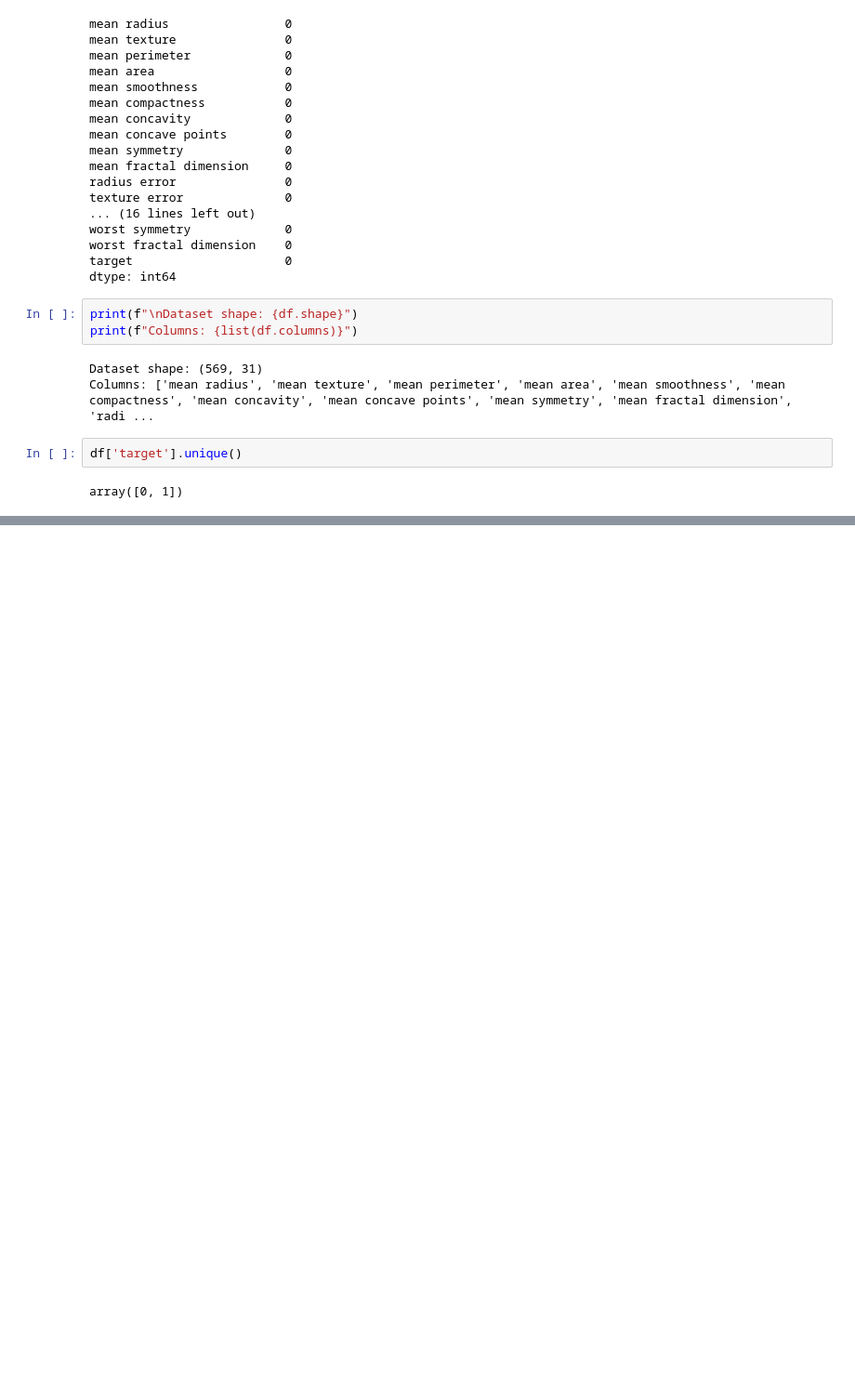
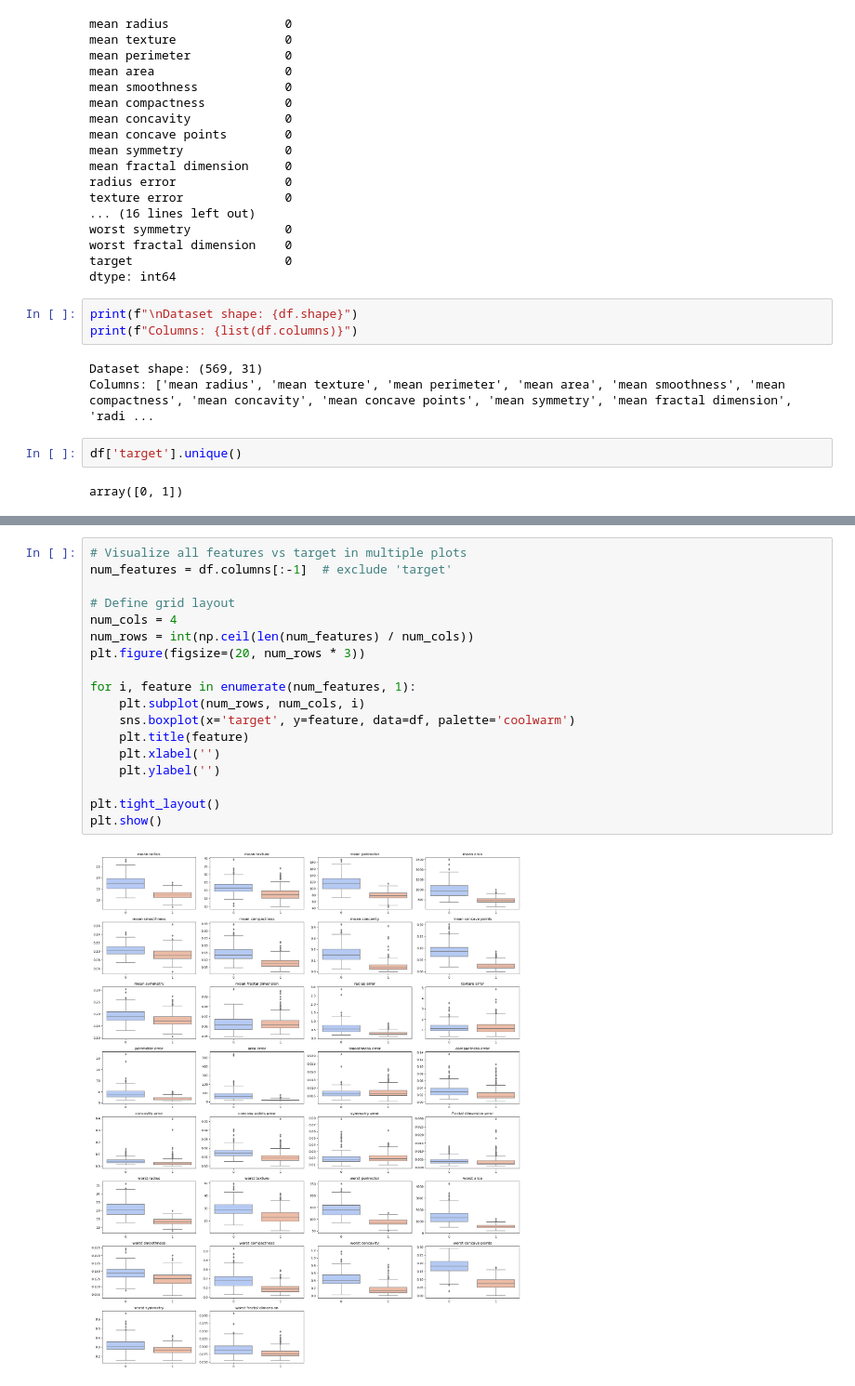
Before and after one commit to ayoub0030/R-seaux-de-Neurones---TP, a Jupyter notebook: TP2ClassificationBinaireavecPyTorch.ipynb, the cells around one changed output, grey strips where cells are left out. Shown: that part at 93% size. Drawn from its saved outputs; the diff is of its cells as text; blank space fills up the shorter version.

```diff
--- a/TP2ClassificationBinaireavecPyTorch.ipynb
+++ b/TP2ClassificationBinaireavecPyTorch.ipynb
@@ -107,0 +147,20 @@ array([0, 1])
+# %%
+# Visualize all features vs target in multiple plots
+num_features = df.columns[:-1]  # exclude 'target'
+
+# Define grid layout
+num_cols = 4
+num_rows = int(np.ceil(len(num_features) / num_cols))
+plt.figure(figsize=(20, num_rows * 3))
+
+for i, feature in enumerate(num_features, 1):
+    plt.subplot(num_rows, num_cols, i)
+    sns.boxplot(x='target', y=feature, data=df, palette='coolwarm')
+    plt.title(feature)
+    plt.xlabel('')
+    plt.ylabel('')
+
+plt.tight_layout()
+plt.show()
+# %% [output]
+[figure, added]
```
Also changed, not shown: parts of 3 cells of this notebook.
